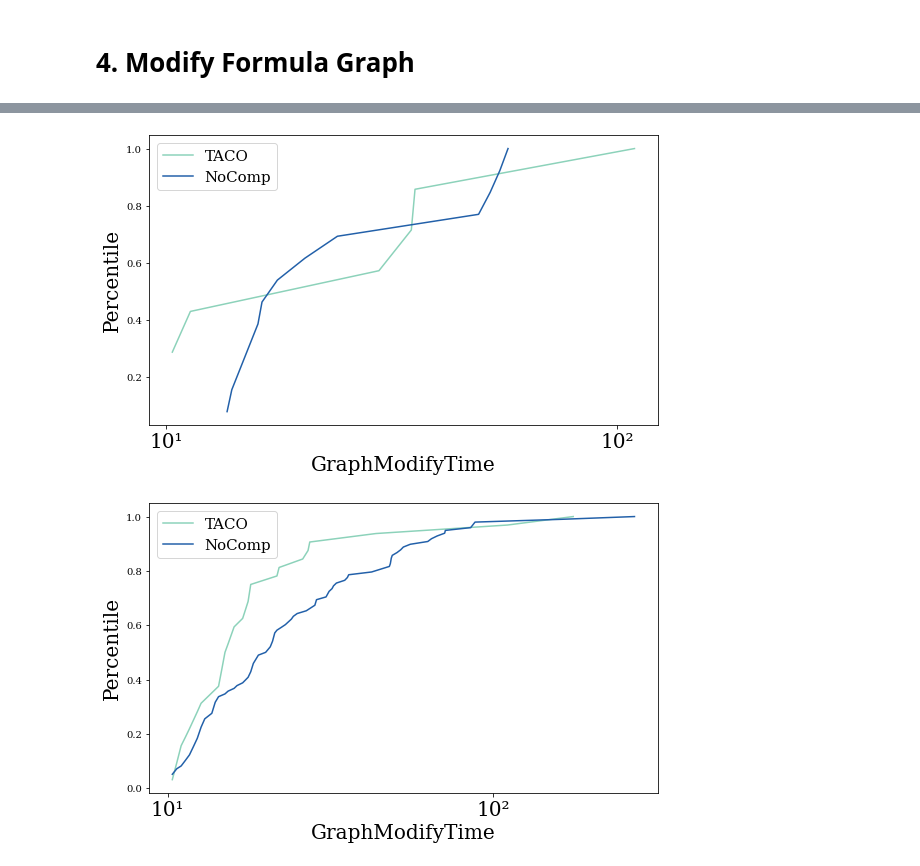
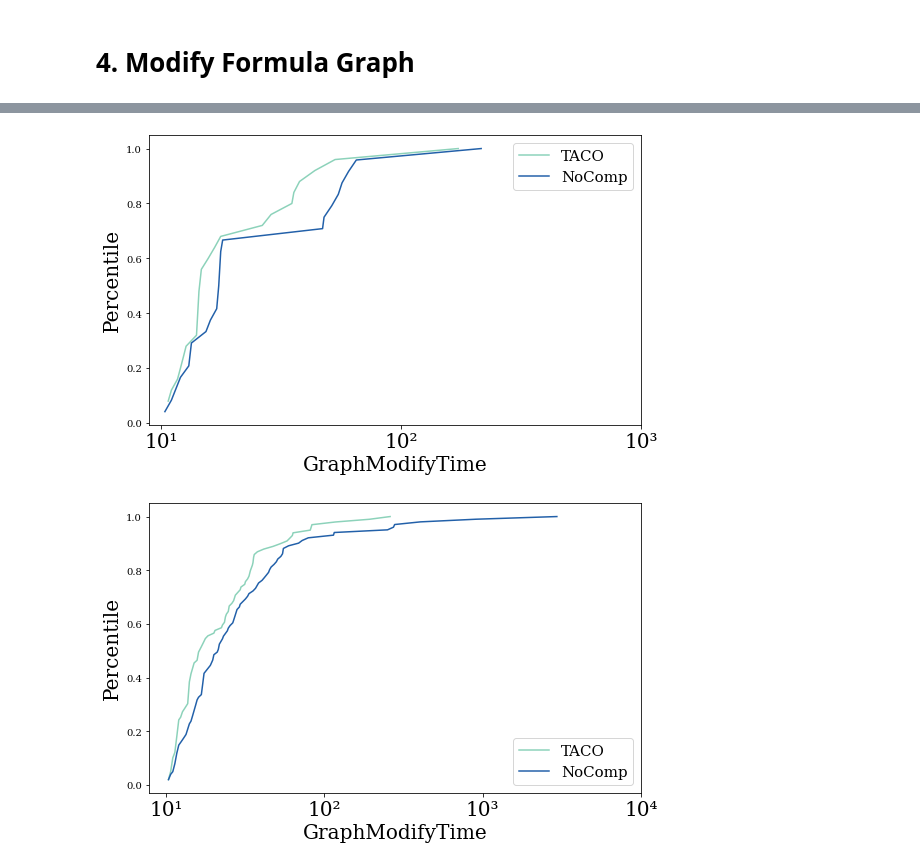
Before and after one commit to dataspread/SpreadsheetAnalyzer, a Jupyter notebook: test_result_analysis.ipynb, the cells around one changed output, grey strips where cells are left out. Saved outputs shown, nothing was run; the diff lists cells and outputs as text; code cells hidden in the pictures.

```diff
--- a/test_result_analysis.ipynb
+++ b/test_result_analysis.ipynb
@@ -18 +10,9 @@ github_modify_output = modify_results + "/github"
+# %%
+notebook_home = os.path.abspath('')
+stat_results = os.path.join(notebook_home, "stat_results") if IS_GAP else os.path.join(notebook_home, "stat_results_nogap")
+lookup_results = os.path.join(notebook_home, "lookup_results") if IS_GAP else os.path.join(notebook_home, "lookup_results_nogap")
+modify_results = os.path.join(notebook_home, "modify_results") if IS_GAP else os.path.join(notebook_home, "modify_results_nogap")
+enron_stat, github_stat = os.path.join(stat_results, "enron", "output"), os.path.join(stat_results, "github", "output")
+enron_lookup, github_lookup = os.path.join(lookup_results, "enron", "output"), os.path.join(lookup_results, "github", "output")
+enron_modify, github_modify = os.path.join(modify_results, "enron", "output"), os.path.join(modify_results, "github", "output")
 # %%
@@ -686,12 +635,12 @@ df_github_merged[df_github_merged["long_taco_time"] > threshold][["fileName", "l
 # %%
 def load_modify_results(path, filename):
     filename_list = [filename + "_" + str(i) + ".csv" for i in [1, 2, 3]]
-    column_list = ['fileName', 'Max Dep Ref', 'GraphModifySize', 'GraphModifyTime']
+    column_list = ['fileName', 'Max Dep Ref', 'GraphModifyTime']
     df1 = pd.read_csv(path + "/" + filename_list[0])
     df2 = pd.read_csv(path + "/" + filename_list[1])
     df3 = pd.read_csv(path + "/" + filename_list[2])
-    df = pd.merge(df1, df2, on=['fileName', 'Max Dep Ref', 'GraphModifySize'], how="inner")
-    df = pd.merge(df, df3, on=['fileName', 'Max Dep Ref', 'GraphModifySize'], how="inner")
+    df = pd.merge(df1, df2, on=column_list[:2], how="inner")
+    df = pd.merge(df, df3, on=column_list[:2], how="inner")
 
     time_ls = []
     cand_col = [x for x in list(df.columns) if "GraphModifyTime" in x]
@@ -703,11 +652,7 @@ def load_modify_results(path, filename):
     df['GraphModifyTime'] = time_ls
     return df[column_list]
 # %%
-enron_nocomp_modify = load_modify_results(enron_modify_output, "enron_nocomp_modify")
-enron_taco_modify = load_modify_results(enron_modify_output, "enron_taco_modify")
-github_nocomp_modify = load_modify_results(github_modify_output, "github_nocomp_modify")
-github_taco_modify = load_modify_results(github_modify_output, "github_taco_modify")
-enron_nocomp_modify_1k = enron_nocomp_modify[enron_nocomp_modify['GraphModifySize'] == 1000]
-enron_taco_modify_1k = enron_taco_modify[enron_taco_modify['GraphModifySize'] == 1000]
-github_nocomp_modify_1k = github_nocomp_modify[github_nocomp_modify['GraphModifySize'] == 1000]
-github_taco_modify_1k = github_taco_modify[github_taco_modify['GraphModifySize'] == 1000]
+enron_nocomp_modify = load_modify_results(enron_modify, "enron_nocomp_modify")
+enron_taco_modify = load_modify_results(enron_modify, "enron_taco_modify")
+github_nocomp_modify = load_modify_results(github_modify, "github_nocomp_modify")
+github_taco_modify = load_modify_results(github_modify, "github_taco_modify")
@@ -729,3 +675,3 @@ len(enron_taco_modify_1k), len(github_taco_modify_1k)
 # %%
-freq_enron_taco_modify = get_pdf_df(enron_taco_modify_1k, 'GraphModifyTime', True)
-freq_enron_nocomp_modify = get_pdf_df(enron_nocomp_modify_1k, 'GraphModifyTime', True)
+freq_enron_taco_modify = get_pdf_df(enron_taco_modify, 'GraphModifyTime', True)
+freq_enron_nocomp_modify = get_pdf_df(enron_nocomp_modify, 'GraphModifyTime', True)
@@ -747,12 +678,12 @@ freq_enron_nocomp_modify
 # %%
 plot_percentile([freq_enron_taco_modify, freq_enron_nocomp_modify],
                 ["TACO", "NoComp"],
                 xlabel="GraphModifyTime",
                 ylabel="Percentile",
                 x_tick_min=1,
-                x_tick_max=2,
-                x_tick_num=1
+                x_tick_max=3,
+                x_tick_num=2
                )
 # %% [output]
-[figure, old version]
+[figure, new version]
 # %%
@@ -764,8 +695,8 @@ plot_percentile([freq_github_taco_modify, freq_github_nocomp_modify],
                 xlabel="GraphModifyTime",
                 ylabel="Percentile",
                 x_tick_min=1,
-                x_tick_max=2,
-                x_tick_num=1
+                x_tick_max=4,
+                x_tick_num=3
                )
 # %% [output]
-[figure, old version]
+[figure, new version]
```
Also changed, not shown: parts of 48 cells of this notebook.
